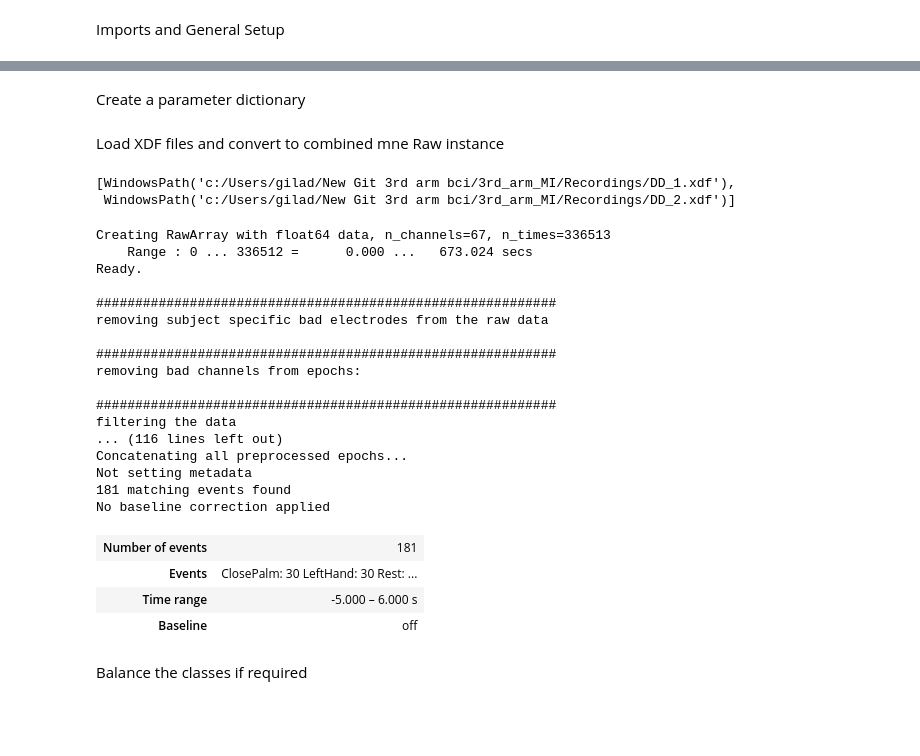
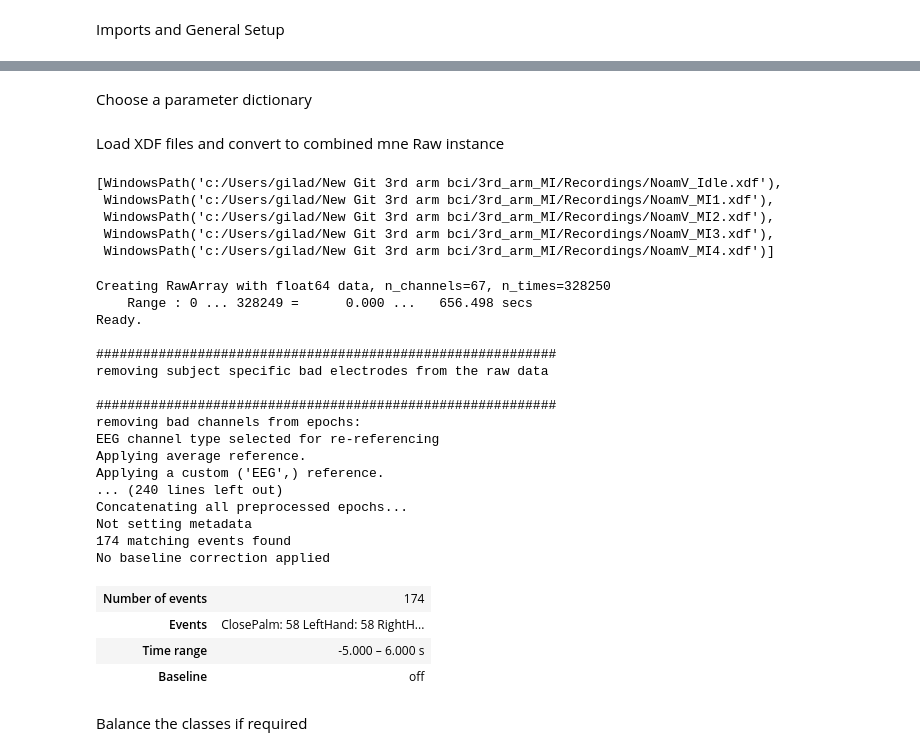
Before and after one commit to Giladsc/3rd_arm_MI, a Jupyter notebook: notebooks/Main_Experiment.ipynb, the cells around one changed output, grey strips where cells are left out. Drawn from its saved outputs; the diff is of its cells as text; code cells hidden in the pictures; blank space fills up the shorter version.

```diff
--- a/notebooks/Main_Experiment.ipynb
+++ b/notebooks/Main_Experiment.ipynb
@@ -127,5 +63,7 @@ names:
+# %%
+subject_name = 'NoamV' # Manually define subject name
 # %% [markdown]
-Create a parameter dictionary
+Choose a parameter dictionary
 # %%
 params_dict={}
 params_dict['PerformCsd']=True
@@ -153,54 +91,81 @@ params_dict['desired_events'] = ['ClosePalm','LeftHand','RightHand','Rest']
+# %%
+params_dict={}
+params_dict['PerformCsd']=False
+params_dict['PerformAvgRef']=True
+Electorde_Group_Names='FC+C+CP+P'
+params_dict['Electorde_Group']=[]
+for cur_elec_group_name in Electorde_Group_Names.split('+'):
+    params_dict['Electorde_Group']=params_dict['Electorde_Group']+Electorde_Groups[cur_elec_group_name]
+params_dict['bad_electrodes'] = get_subject_bad_electrodes (subject_name) # Manually define subject name
+params_dict['filter_method']='iir'
+params_dict['epoch_tmins_and_maxes_grid'] = [-5,6]
+params_dict['epoch_tmin'] = -5
+params_dict['epoch_tmax'] = 6
+params_dict['n_components']= 4
+params_dict['LowPass']=6
+params_dict['HighPass']=35
+params_dict['filters_bands']=[[7, 12], [12, 20], [20, 28], [28, 35]]
+params_dict['augmentation_params']={'win_len': 0, 'win_step': 0.25}
+params_dict['classifier_window_s']=0.2
+params_dict['classifier_window_e']=4
+params_dict['windowed_prediction_params']={'win_len': 2, 'win_step': 0.25}
+params_dict['pipeline_name']='ts+FGDA'
+params_dict['n_components_fbcsp']=8
+params_dict['desired_events'] = ['ClosePalm','LeftHand','RightHand']
 # %% [markdown]
 Load XDF files and convert to combined mne Raw instance
 # %%
-xdf_files = [f for f in recording_path.glob('*.xdf') if 'DD' in  f.name] # fill in name to select subject files
+xdf_files = [f for f in recording_path.glob('*.xdf') if subject_name in  f.name] # fill in name to select subject files
 #OriginalRaw = Load_and_concatenate_xdf(xdf_files)
-xdf_files[:-2]
+xdf_files[:]
 # %% [output]
-[WindowsPath('c:/Users/gilad/New Git 3rd arm bci/3rd_arm_MI/Recordings/DD_1.xdf'),
- WindowsPath('c:/Users/gilad/New Git 3rd arm bci/3rd_arm_MI/Recordings/DD_2.xdf')]
+[WindowsPath('c:/Users/gilad/New Git 3rd arm bci/3rd_arm_MI/Recordings/NoamV_Idle.xdf'),
+ WindowsPath('c:/Users/gilad/New Git 3rd arm bci/3rd_arm_MI/Recordings/NoamV_MI1.xdf'),
+ WindowsPath('c:/Users/gilad/New Git 3rd arm bci/3rd_arm_MI/Recordings/NoamV_MI2.xdf'),
+ WindowsPath('c:/Users/gilad/New Git 3rd arm bci/3rd_arm_MI/Recordings/NoamV_MI3.xdf'),
+ WindowsPath('c:/Users/gilad/New Git 3rd arm bci/3rd_arm_MI/Recordings/NoamV_MI4.xdf')]
 # %%
 epochs_list = []
 filter_bank_epochs_list = []
 movement_events = ['ClosePalm','OpenPalm']
-for xdf_file in xdf_files[:-2]:
+for xdf_file in xdf_files[1:]:
     raw=read_raw_xdf(xdf_file)
     #threshold_raw = filter_events_by_rating(raw,movement_events,rating_threshold = 4)
     #raw_for_ICA = raw_EEG_Preprocessing(current_path,raw,params_dict)
     filtered_raw,epoch,filter_bank_epochs,mean_across_epochs, events_trigger_dict = EEG_Preprocessing(current_path,raw,params_dict, pick_channels=True)
     epoch = remap_epoch_events_to_standard(epoch, standard_event_id, params_dict['desired_events'])
     # Update events_trigger_dict to match new labels
     params_dict['events_trigger_dict'] = {event: standard_event_id[event] for event in params_dict['desired_events']}
     events_trigger_dict = params_dict['events_trigger_dict']
     epochs_list.append(epoch)
     filter_bank_epochs_list.append(filter_bank_epochs)
 
 print("Concatenating all preprocessed epochs...")
 
 
 epochs = mne.concatenate_epochs(epochs_list, on_mismatch='warn')
 filter_bank_epochs = None
 epochs
 # %% [output]
-Creating RawArray with float64 data, n_channels=67, n_times=336513
-    Range : 0 ... 336512 =      0.000 ...   673.024 secs
+Creating RawArray with float64 data, n_channels=67, n_times=328250
+    Range : 0 ... 328249 =      0.000 ...   656.498 secs
 Ready.
 
 ###########################################################
 removing subject specific bad electrodes from the raw data
 
 ###########################################################
 removing bad channels from epochs:
-
-###########################################################
-filtering the data
-... (116 lines left out)
+EEG channel type selected for re-referencing
+Applying average reference.
+Applying a custom ('EEG',) reference.
+... (240 lines left out)
 Concatenating all preprocessed epochs...
 Not setting metadata
-181 matching events found
+174 matching events found
 No baseline correction applied
-| Number of events | 181 |
-| Events | ClosePalm: 30 LeftHand: 30 Rest: ... |
+| Number of events | 174 |
+| Events | ClosePalm: 58 LeftHand: 58 RightH... |
 | Time range | -5.000 – 6.000 s |
 | Baseline | off |
 # %% [markdown]
```
Also changed, not shown: parts of 41 cells of this notebook, 5 other files.
